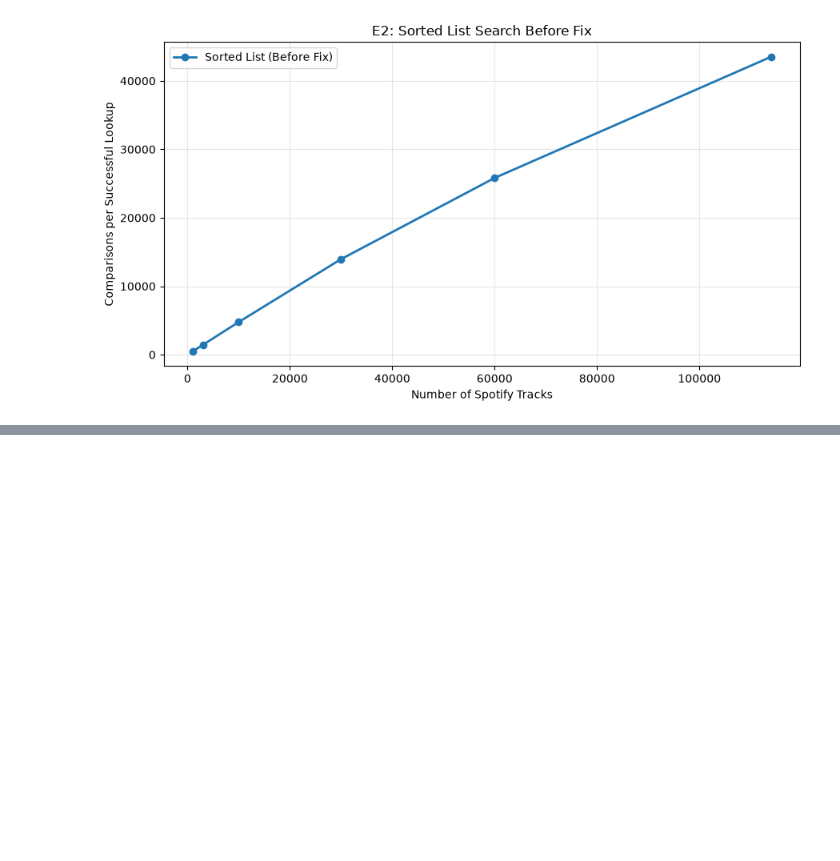
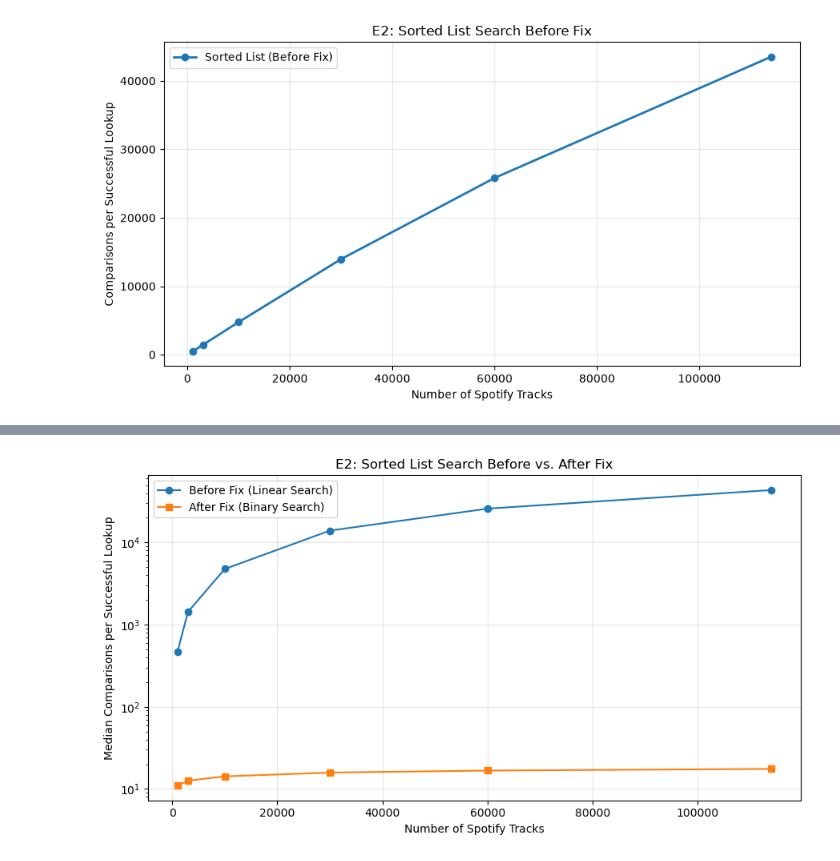
Before and after one commit to rachelelevathingal/NU-DS4300-Index-It-, a Jupyter notebook: analysis/starter.ipynb, the cells around one changed output, grey strips where cells are left out. Cells and saved outputs as stored; diff of their text form; code cells hidden in the pictures; blank space fills up the shorter version.

```diff
--- a/analysis/starter.ipynb
+++ b/analysis/starter.ipynb
@@ -165,3 +165,98 @@ n_keys
 114000    43514.996
 Name: comparisons_per_lookup, dtype: float64
 [figure]
+# %%
+
+import pandas as pd
+import matplotlib.pyplot as plt
+from pathlib import Path
+
+# Find your project folder
+root = Path.cwd()
+if not (root / "results" / "timings.csv").exists():
+    root = root.parent
+
+# Load experiment measurements
+df = pd.read_csv(root / "results" / "timings.csv")
+
+# Select successful sorted-list lookups from E2
+e2 = df[
+    (df["experiment"] == "E2_point_lookup") &
+    (df["index_type"] == "sorted_list") &
+    (df["operation"] == "point_hit")
+].copy()
+
+# Your original E2 benchmark session
+before_id = "26d932c399ee"
+before = e2[e2["session_id"] == before_id].copy()
+
+# Find the latest E2 run using the fixed code
+after_candidates = e2[
+    (e2["session_id"] != before_id) &
+    (e2["code_version"] != "c2406c6")
+]
+
+if before.empty or after_candidates.empty:
+    raise ValueError(
+        "Could not find both before-fix and after-fix E2 results."
+    )
+
+after_id = after_candidates.iloc[-1]["session_id"]
+after = e2[e2["session_id"] == after_id].copy()
+
+print("Before-fix session:", before_id)
+print("After-fix session:", after_id)
+print("After-fix code version:", after.iloc[-1]["code_version"])
+
+# Calculate comparisons per successful lookup
+before["per_lookup"] = before["comparisons"] / before["n_ops"]
+after["per_lookup"] = after["comparisons"] / after["n_ops"]
+
+before_summary = before.groupby("n_keys")["per_lookup"].median().sort_index()
+after_summary = after.groupby("n_keys")["per_lookup"].median().sort_index()
+
+print("\nBefore fix:")
+print(before_summary)
+
+print("\nAfter fix:")
+print(after_summary)
+
+# Create the comparison graph
+fig, ax = plt.subplots(figsize=(9, 5))
+
+ax.plot(
+    before_summary.index,
+    before_summary.values,
+    marker="o",
+    label="Before Fix (Linear Search)"
+)
+
+ax.plot(
+    after_summary.index,
+    after_summary.values,
+    marker="s",
+    label="After Fix (Binary Search)"
+)
+
+ax.set_xlabel("Number of Spotify Tracks")
+ax.set_ylabel("Median Comparisons per Successful Lookup")
+ax.set_title("E2: Sorted List Search Before vs. After Fix")
+
+# Log scale makes large and small values visible together
+ax.set_yscale("log")
+ax.legend()
+ax.grid(True, alpha=0.3)
+fig.tight_layout()
+
+# Save the graph
+figure_dir = root / "analysis" / "figures"
+figure_dir.mkdir(parents=True, exist_ok=True)
+
+fig.savefig(
+    figure_dir / "INC01_E2_before_after.png",
+    dpi=300,
+    bbox_inches="tight"
+)
+
+plt.show()
+# %% [output]
@@ -167,0 +280 @@ Name: comparisons_per_lookup, dtype: float64
+[figure, added]
```
Also changed, not shown: parts of 3 cells of this notebook.
